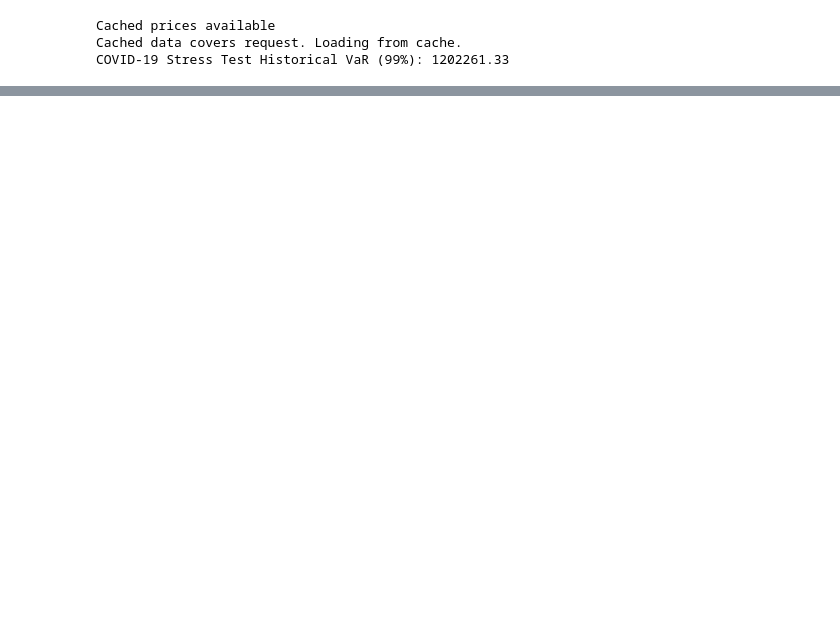
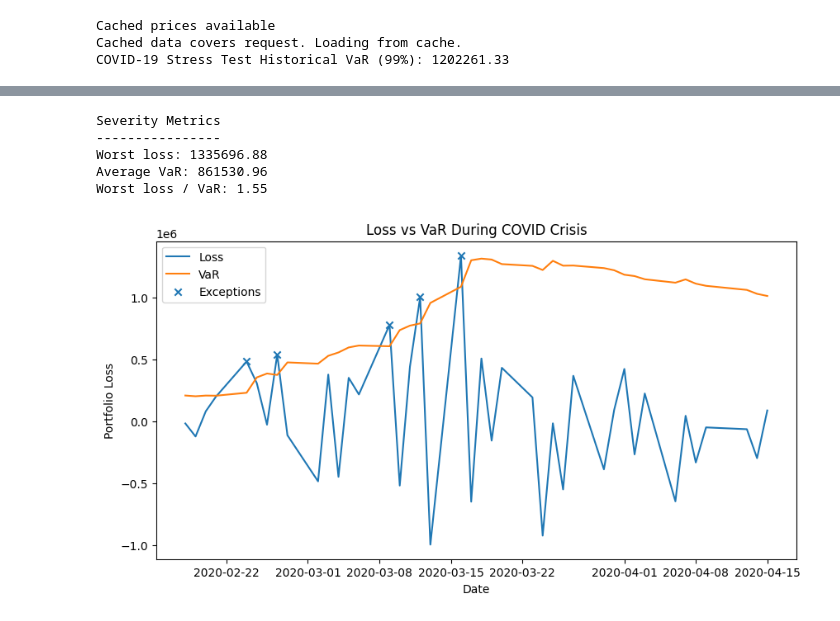
Before and after one commit to thomashjs/risk-capital-engine, a Jupyter notebook: notebooks/stress_testing.ipynb, the cells around one changed output, grey strips where cells are left out. Saved outputs shown, nothing was run; the diff lists cells and outputs as text; code cells hidden in the pictures; blank space fills up the shorter version.

```diff
--- a/notebooks/stress_testing.ipynb
+++ b/notebooks/stress_testing.ipynb
@@ -77,0 +130,37 @@ normal_var = stress_var(
+# %%
+# Worsrt losses vs VaR
+worst_loss = covid_var["Loss"].max()
+avg_var = covid_var["VaR"].mean()
+
+print("Severity Metrics")
+print("----------------")
+print(f"Worst loss: {worst_loss:.2f}")
+print(f"Average VaR: {avg_var:.2f}")
+print(f"Worst loss / VaR: {worst_loss/avg_var:.2f}")
+
+# Plot
+plt.figure(figsize=(10,5))
+
+plt.plot(covid_var.index, covid_var["Loss"], label="Loss")
+plt.plot(covid_var.index, covid_var["VaR"], label="VaR")
+
+plt.scatter(
+    exceptions.index,
+    exceptions["Loss"],
+    marker="x",
+    label="Exceptions"
+)
+
+plt.legend()
+plt.title("Loss vs VaR During COVID Crisis")
+plt.xlabel("Date")
+plt.ylabel("Portfolio Loss")
+
+plt.show()
+# %% [output]
+Severity Metrics
+----------------
+Worst loss: 1335696.88
+Average VaR: 861530.96
+Worst loss / VaR: 1.55
+[figure, added]
```
Also changed, not shown: parts of 10 cells of this notebook.
